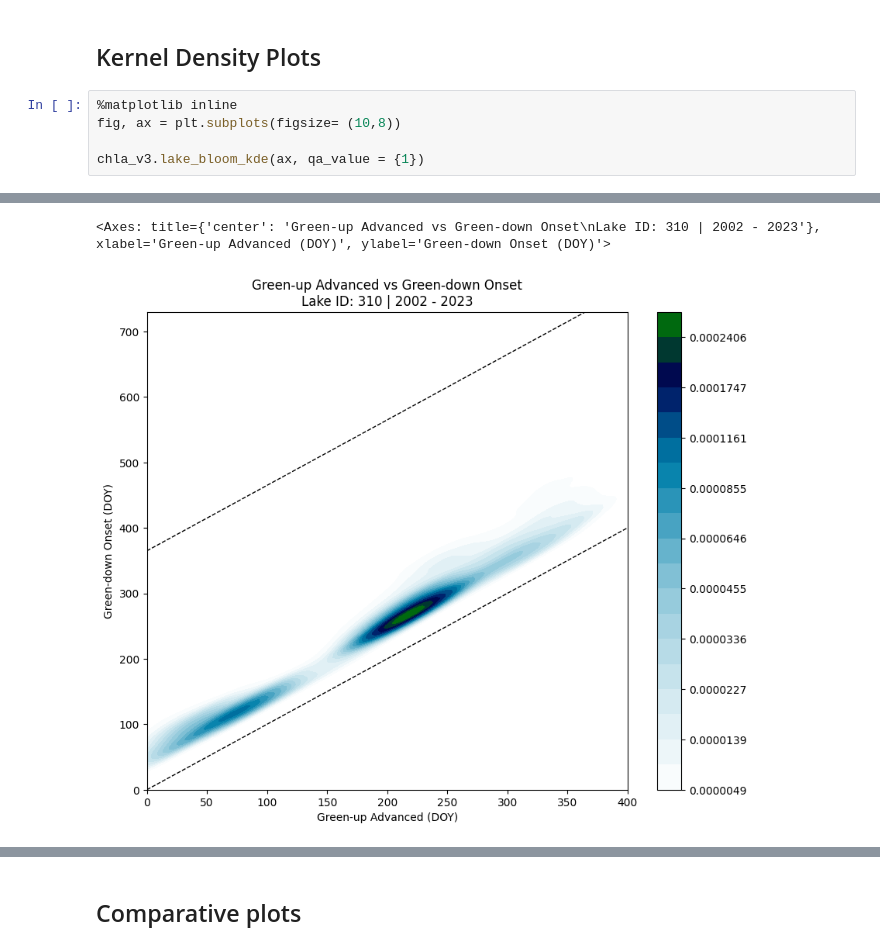
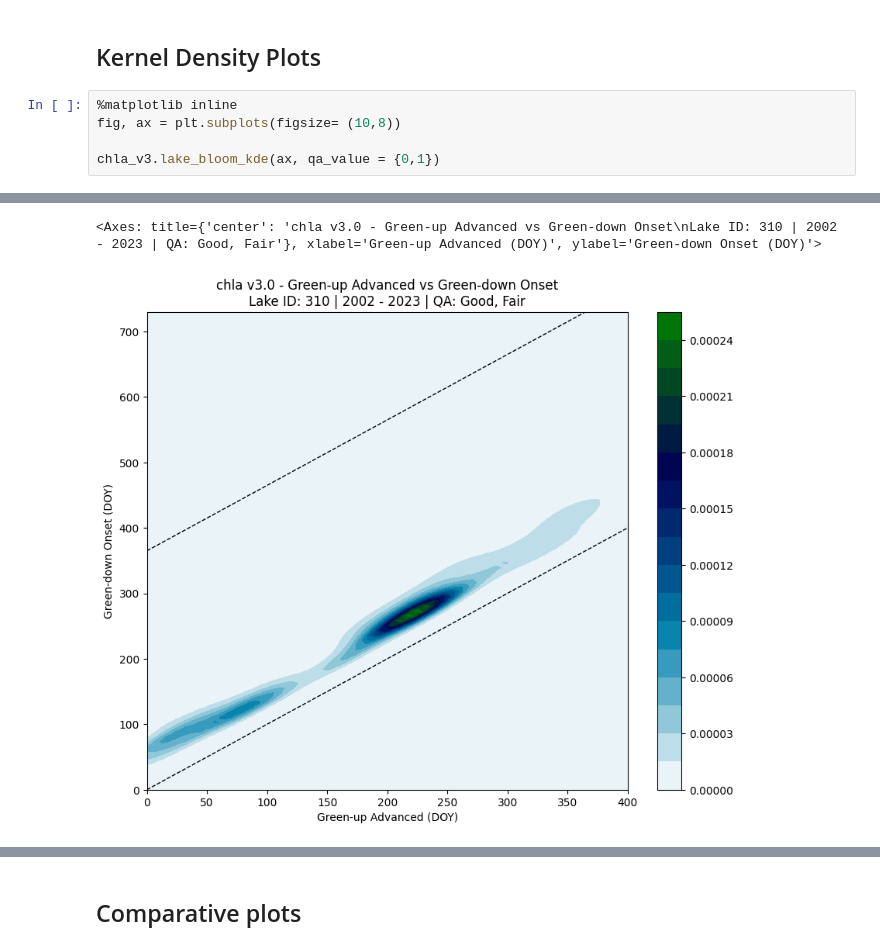
Before and after one commit to eawag-surface-waters-research/cci-cyano-production, a Jupyter notebook: notebooks/example_plotting.ipynb, the cells around one changed output, grey strips where cells are left out. Cells and saved outputs as stored; diff of their text form.

```diff
--- a/notebooks/example_plotting.ipynb
+++ b/notebooks/example_plotting.ipynb
@@ -298,5 +276,5 @@ plt.show()
 %matplotlib inline
 fig, ax = plt.subplots(figsize= (10,8))
 
-chla_v3.lake_bloom_kde(ax, qa_value = {1})
+chla_v3.lake_bloom_kde(ax, qa_value = {0,1})
 # %% [output]
@@ -308,2 +286,2 @@ plotting ended at: 2026-07-07 07:59:34.634174
-<Axes: title={'center': 'Green-up Advanced vs Green-down Onset\nLake ID: 310 | 2002 - 2023'}, xlabel='Green-up Advanced (DOY)', ylabel='Green-down Onset (DOY)'>
+<Axes: title={'center': 'chla v3.0 - Green-up Advanced vs Green-down Onset\nLake ID: 310 | 2002 - 2023 | QA: Good, Fair'}, xlabel='Green-up Advanced (DOY)', ylabel='Green-down Onset (DOY)'>
-[figure, old version]
+[figure, new version]
```
Also changed, not shown: parts of 6 cells of this notebook.
